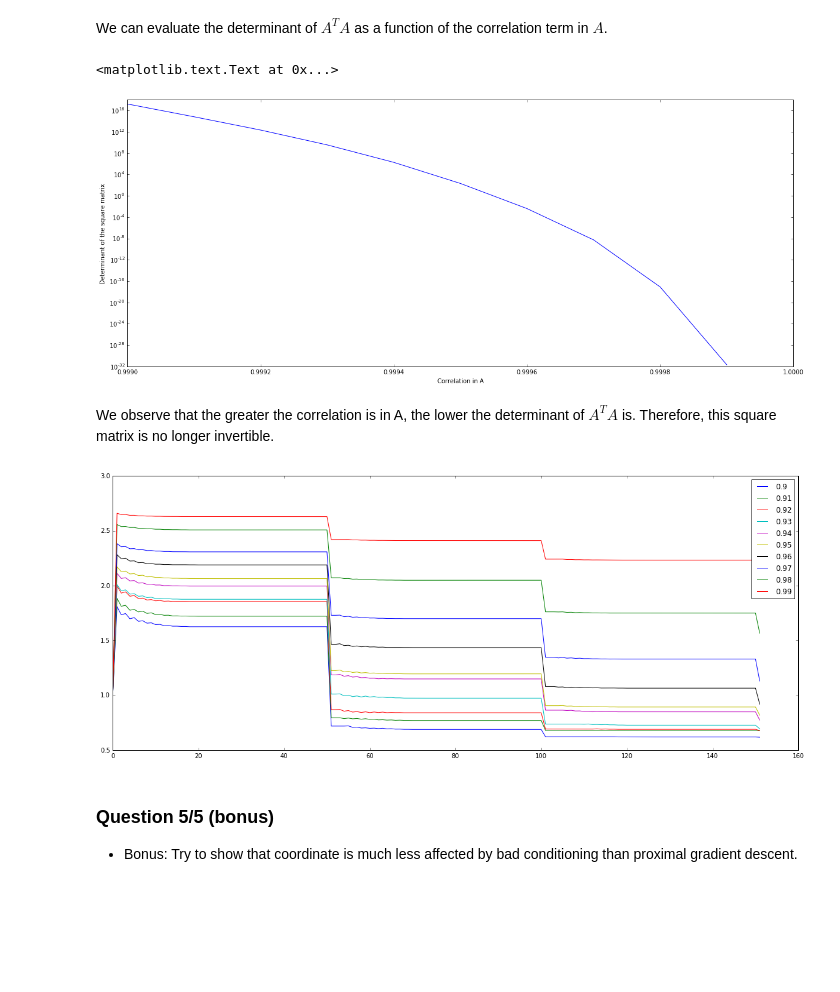
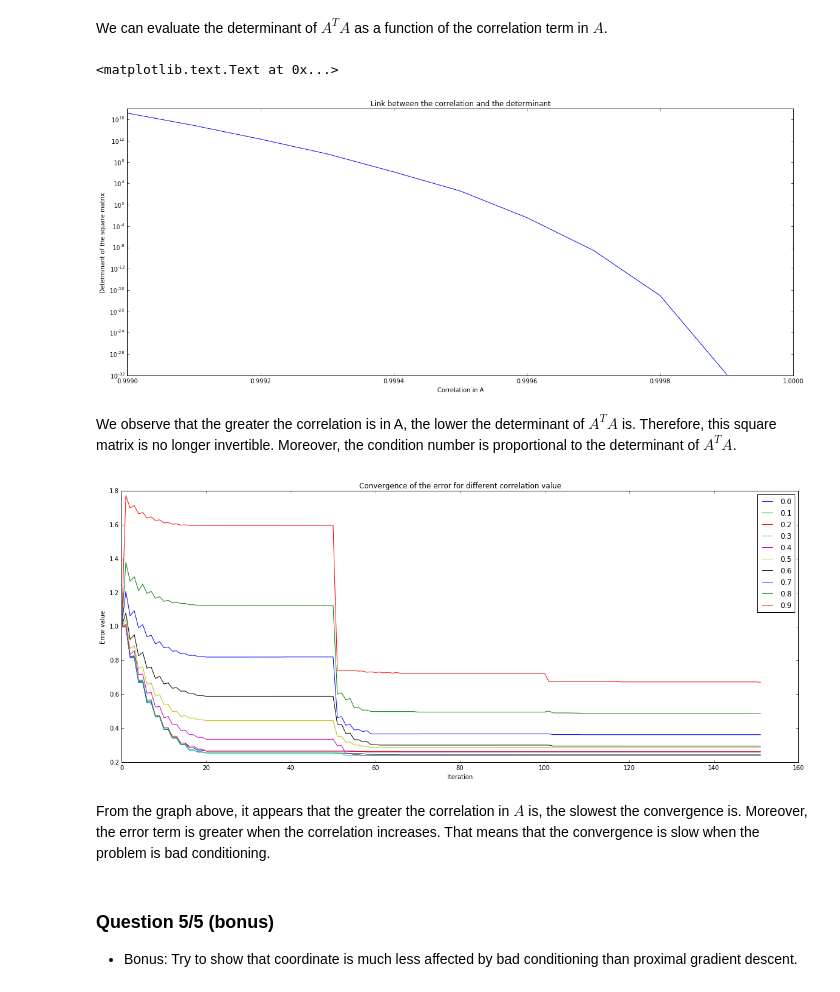
Before and after one commit to leotreguer/Optimization-for-Data-Science, a Jupyter notebook: tp_cd_treguer_leo_and_miah_mehdi.ipynb, the cells around one changed output. Drawn from its saved outputs; the diff is of its cells as text; code cells hidden in the pictures; blank space fills up the shorter version.

```diff
--- a/tp_cd_treguer_leo_and_miah_mehdi.ipynb
+++ b/tp_cd_treguer_leo_and_miah_mehdi.ipynb
@@ -389,20 +398,22 @@ plt.figure(figsize=(20.0, 8.0))
 plt.semilogy(corr_x, determinant)
 plt.xlabel('Correlation in A')
 plt.ylabel('Determinant of the square matrix')
+plt.title('Link between the correlation and the determinant')
 # %% [output]
 <matplotlib.text.Text at 0x...>
-[figure, old version]
+[figure, new version]
 # %% [markdown]
-We observe that the greater the correlation is in A, the lower the determinant of $A^TA$ is. Therefore, this square matrix is no longer invertible.
+We observe that the greater the correlation is in A, the lower the determinant of $A^TA$ is. Therefore, this square matrix is no longer invertible. Moreover, the condition number is proportional to the determinant of $A^TA$.
 # %%
 # Some definitions before launching the algorithms
 x0 = np.zeros(n_features)
 n_iter = 150
 s = 1e-1
 
-corr_x = 0.9+ np.arange(10)/100
+corr_x = 0+ np.arange(10)/10
 err_corr = []
 
+#For each value of corr, we compute a linear regression in order to compare the error
 for i in range(len(corr_x)):
 
     #Generating A and b
@@ -416,12 +427,17 @@ for i in range(len(corr_x)):
 # %%
 plt.figure(figsize=(20.0, 8.0))
 
 for i in range(len(corr_x)):
 
     plt.plot(err_corr[i], label = corr_x[i])
     plt.legend()
+    plt.xlabel('Iteration')
+    plt.ylabel('Error value')
+    plt.title('Convergence of the error for different correlation value')
 # %% [output]
-[figure, old version]
+[figure, new version]
+# %% [markdown]
+From the graph above, it appears that the greater the correlation in $A$ is, the slowest the convergence is. Moreover, the error term is greater when the correlation increases. That means that the convergence is slow when the problem is bad conditioning.
 # %% [markdown]
 ### Question 5/5 (bonus)
 
```
Also changed, not shown: parts of 13 cells of this notebook.
